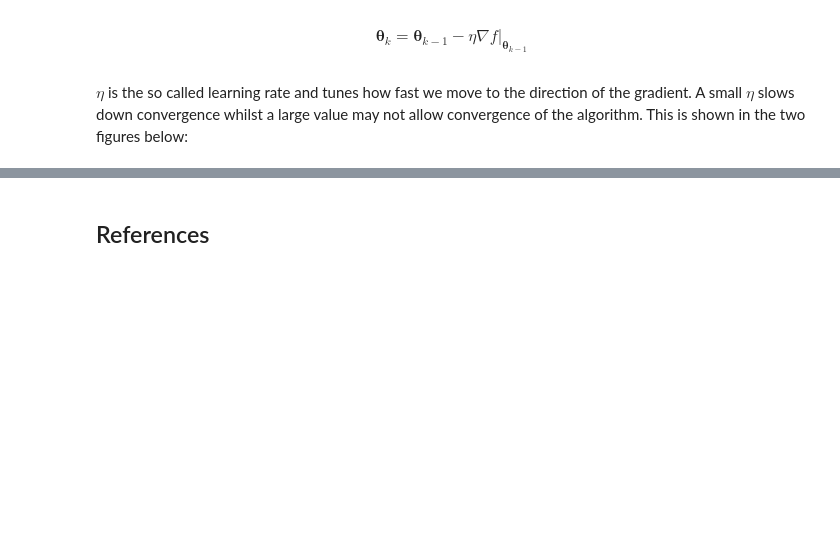
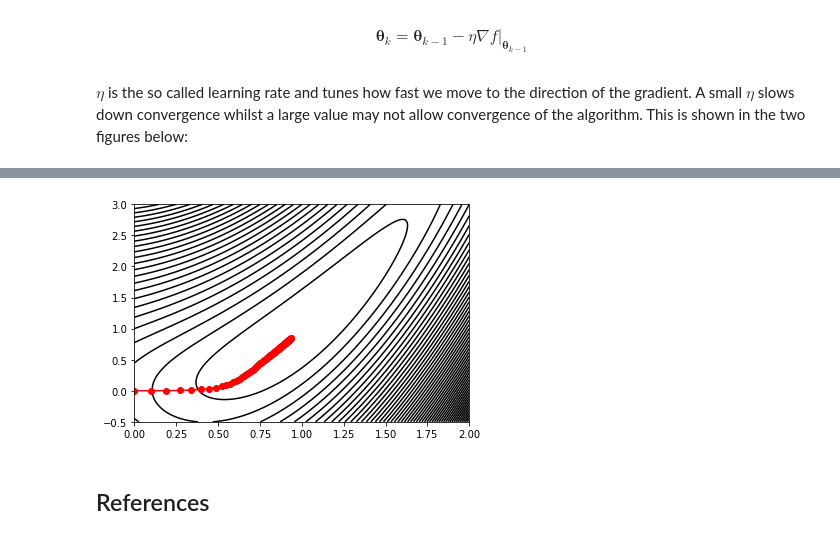
Before and after one commit to pockerman/qubit_opus, a Jupyter notebook: _notebooks/2020-06-22-gradient-descent.ipynb, the cells around one changed output, grey strips where cells are left out. Saved outputs shown, nothing was run; the diff lists cells and outputs as text; code cells hidden in the pictures; blank space fills up the shorter version.

```diff
--- a/_notebooks/2020-06-22-gradient-descent.ipynb
+++ b/_notebooks/2020-06-22-gradient-descent.ipynb
@@ -28,3 +91,23 @@ $\eta$ is the so called learning rate and tunes how fast we move to the directio
+# %%
+coeffs_x = []
+coeffs_y = []
+for item in coeffs_series:
+
+    coeffs_x.append(item[0])
+    coeffs_y.append(item[1])
+# %%
+theta1 = np.linspace(0.0, 2.0, 100)
+theta2 = np.linspace(-0.5, 3.0, 100)
+# %%
+X, Y = np.meshgrid(theta1, theta2)
+# %%
+Z = f(X, Y)
+# %%
+plt.contour(X, Y, Z, 60, colors='black');
+plt.plot(coeffs_x, coeffs_y, 'r-o')
+plt.show()
+# %% [output]
+[figure, added]
 # %% [markdown]
 ## <a name="refs"></a> References
 # %% [markdown]
```
Also changed, not shown: parts of 7 cells of this notebook.
